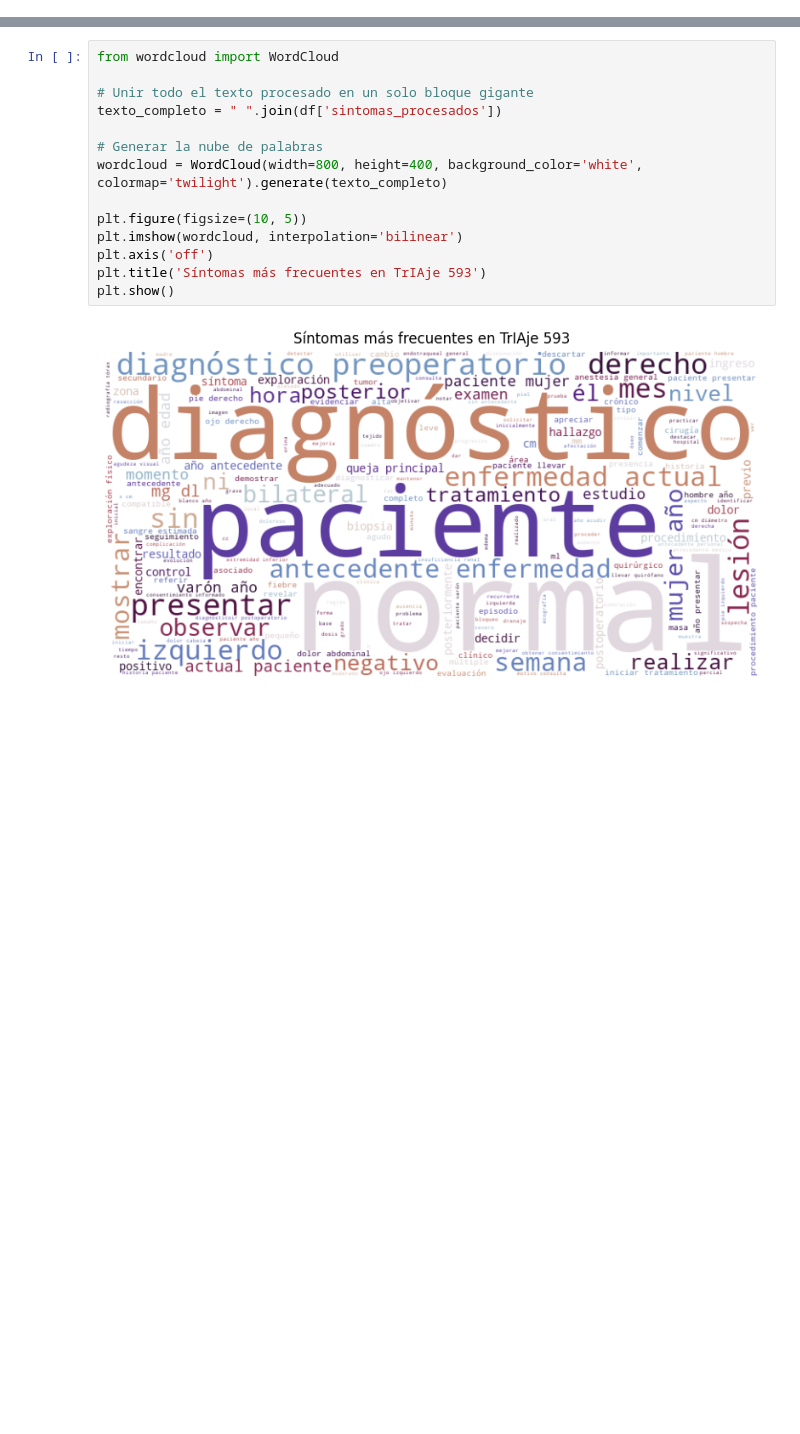
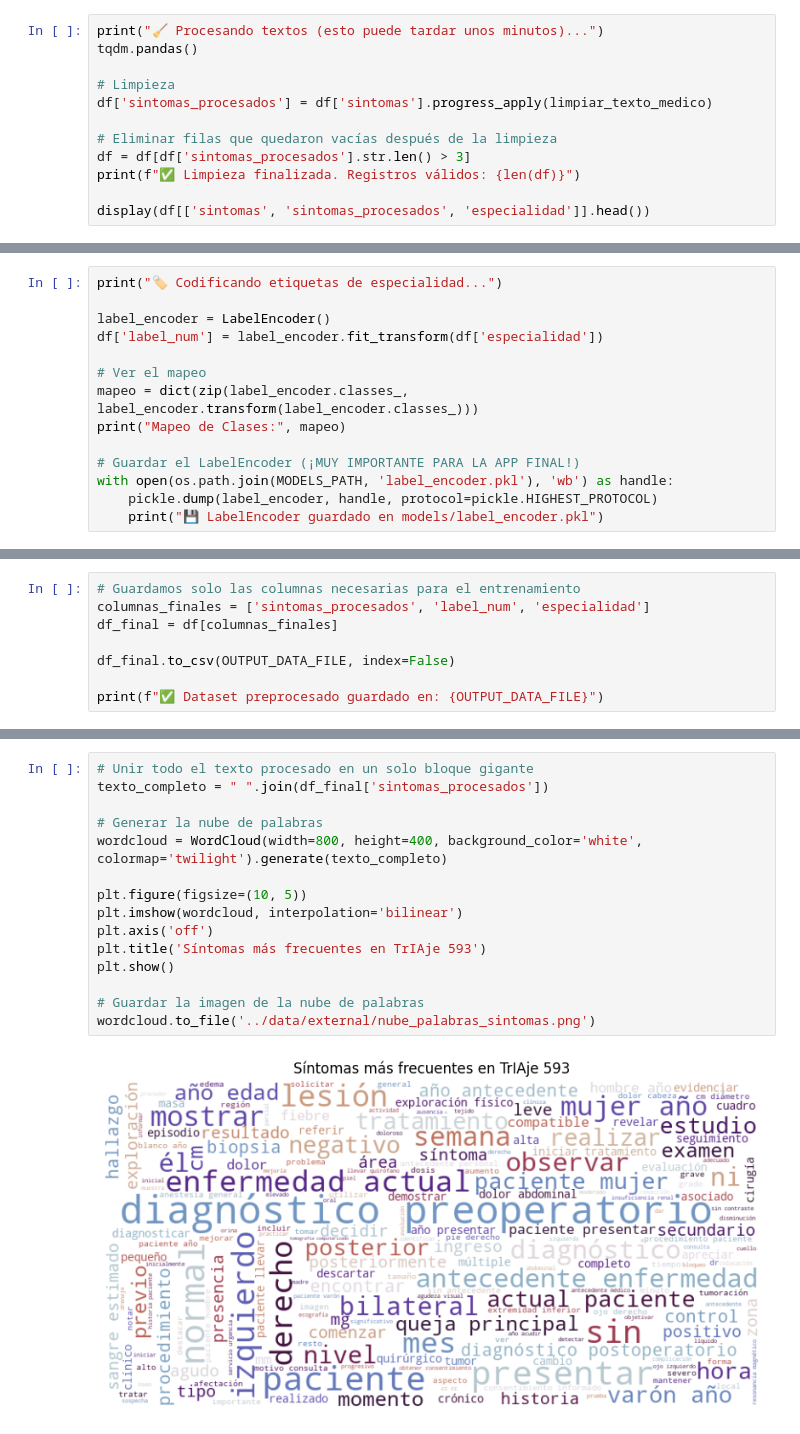
Before and after one commit to fundestpuente/SIC-Clasificador-de-urgencias-medicas-basado-en-la-interpretacion-de-sintomas-mediante-IA, a Jupyter notebook: notebooks/2_preprocesamiento_nlp.ipynb, the cells around one changed output, grey strips where cells are left out. Cells and saved outputs as stored; diff of their text form; blank space fills up the shorter version.

Commit message:
Update: Limpieza y ordenamiento de notebooks | Almacenamiento de graficas para reporte

```diff
--- a/notebooks/2_preprocesamiento_nlp.ipynb
+++ b/notebooks/2_preprocesamiento_nlp.ipynb
@@ -80,0 +101,12 @@ display(df[['sintomas', 'sintomas_procesados']].head(5))
+# %%
+print("🧹 Procesando textos (esto puede tardar unos minutos)...")
+tqdm.pandas()
+
+# Limpieza
+df['sintomas_procesados'] = df['sintomas'].progress_apply(limpiar_texto_medico)
+
+# Eliminar filas que quedaron vacías después de la limpieza
+df = df[df['sintomas_procesados'].str.len() > 3]
+print(f"✅ Limpieza finalizada. Registros válidos: {len(df)}")
+
+display(df[['sintomas', 'sintomas_procesados', 'especialidad']].head())
@@ -80,0 +122,14 @@ display(df[['sintomas', 'sintomas_procesados']].head(5))
+# %%
+print("🏷️ Codificando etiquetas de especialidad...")
+
+label_encoder = LabelEncoder()
+df['label_num'] = label_encoder.fit_transform(df['especialidad'])
+
+# Ver el mapeo
+mapeo = dict(zip(label_encoder.classes_, label_encoder.transform(label_encoder.classes_)))
+print("Mapeo de Clases:", mapeo)
+
+# Guardar el LabelEncoder (¡MUY IMPORTANTE PARA LA APP FINAL!)
+with open(os.path.join(MODELS_PATH, 'label_encoder.pkl'), 'wb') as handle:
+    pickle.dump(label_encoder, handle, protocol=pickle.HIGHEST_PROTOCOL)
+    print("💾 LabelEncoder guardado en models/label_encoder.pkl")
@@ -80,0 +140,8 @@ display(df[['sintomas', 'sintomas_procesados']].head(5))
+# %%
+# Guardamos solo las columnas necesarias para el entrenamiento
+columnas_finales = ['sintomas_procesados', 'label_num', 'especialidad']
+df_final = df[columnas_finales]
+
+df_final.to_csv(OUTPUT_DATA_FILE, index=False)
+
+print(f"✅ Dataset preprocesado guardado en: {OUTPUT_DATA_FILE}")
@@ -81,16 +150,17 @@ display(df[['sintomas', 'sintomas_procesados']].head(5))
 # %%
-from wordcloud import WordCloud
-
 # Unir todo el texto procesado en un solo bloque gigante
-texto_completo = " ".join(df['sintomas_procesados'])
+texto_completo = " ".join(df_final['sintomas_procesados'])
 
 # Generar la nube de palabras
 wordcloud = WordCloud(width=800, height=400, background_color='white', colormap='twilight').generate(texto_completo)
 
 plt.figure(figsize=(10, 5))
 plt.imshow(wordcloud, interpolation='bilinear')
 plt.axis('off')
 plt.title('Síntomas más frecuentes en TrIAje 593')
 plt.show()
+
+# Guardar la imagen de la nube de palabras
+wordcloud.to_file('../data/external/nube_palabras_sintomas.png')
 # %% [output]
-[figure, old version]
+[figure, new version]
```
Also changed, not shown: parts of 14 cells of this notebook, 17 other files.
